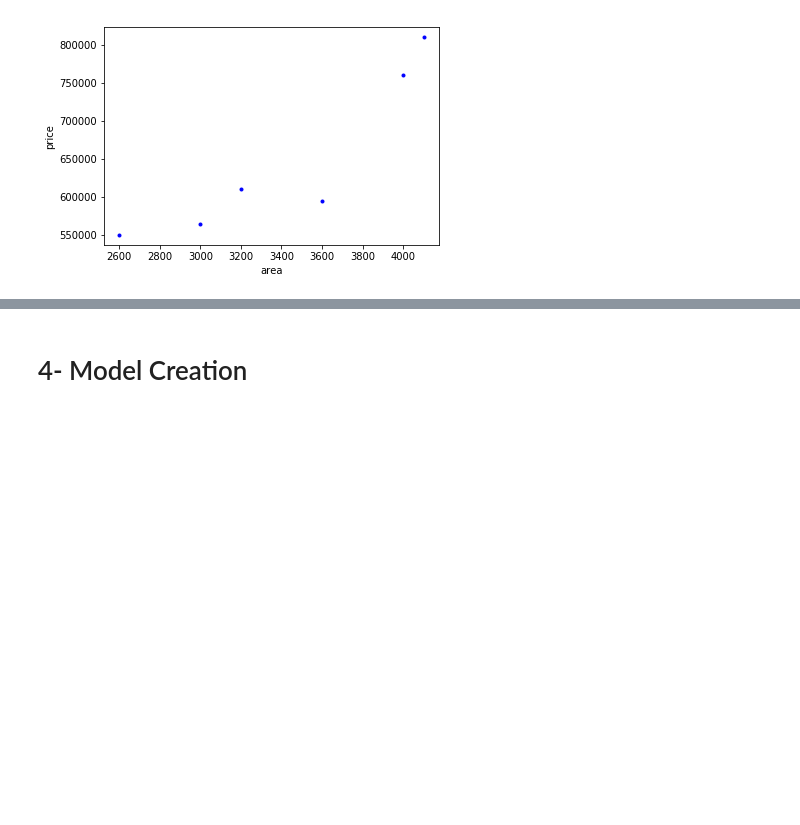
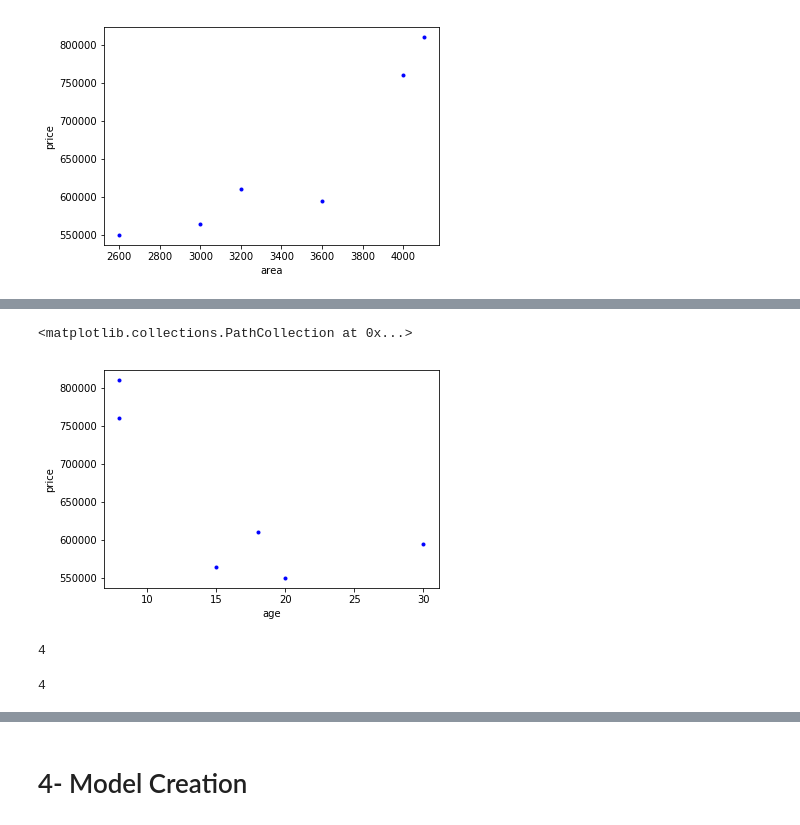
Before and after one commit to AhmadShhadeh/Machine-Learning-Projects, a Jupyter notebook: MLprojects/home_Price_prediction/home_Price_prediction.ipynb, the cells around one changed output, grey strips where cells are left out. Cells and saved outputs as stored; diff of their text form; code cells hidden in the pictures; blank space fills up the shorter version.

```diff
--- a/MLprojects/home_Price_prediction/home_Price_prediction.ipynb
+++ b/MLprojects/home_Price_prediction/home_Price_prediction.ipynb
@@ -94,0 +110,11 @@ plt.scatter(df.area,df.price,color='Blue',marker='.')
+# %%
+#Home Age vs Price
+# plotting the data in the chart to explore the data distribution and choose the best model
+
+%matplotlib inline
+plt.xlabel('age')
+plt.ylabel('price')
+plt.scatter(df.age,df.price,color='Blue',marker='.')
+# %% [output]
+<matplotlib.collections.PathCollection at 0x...>
+[figure, added]
@@ -94,0 +130,9 @@ plt.scatter(df.area,df.price,color='Blue',marker='.')
+# %%
+# 80% for training
+len(X_train)
+# %% [output]
+4
+# %%
+len(y_train)
+# %% [output]
+4
```
Also changed, not shown: parts of 25 cells of this notebook.
